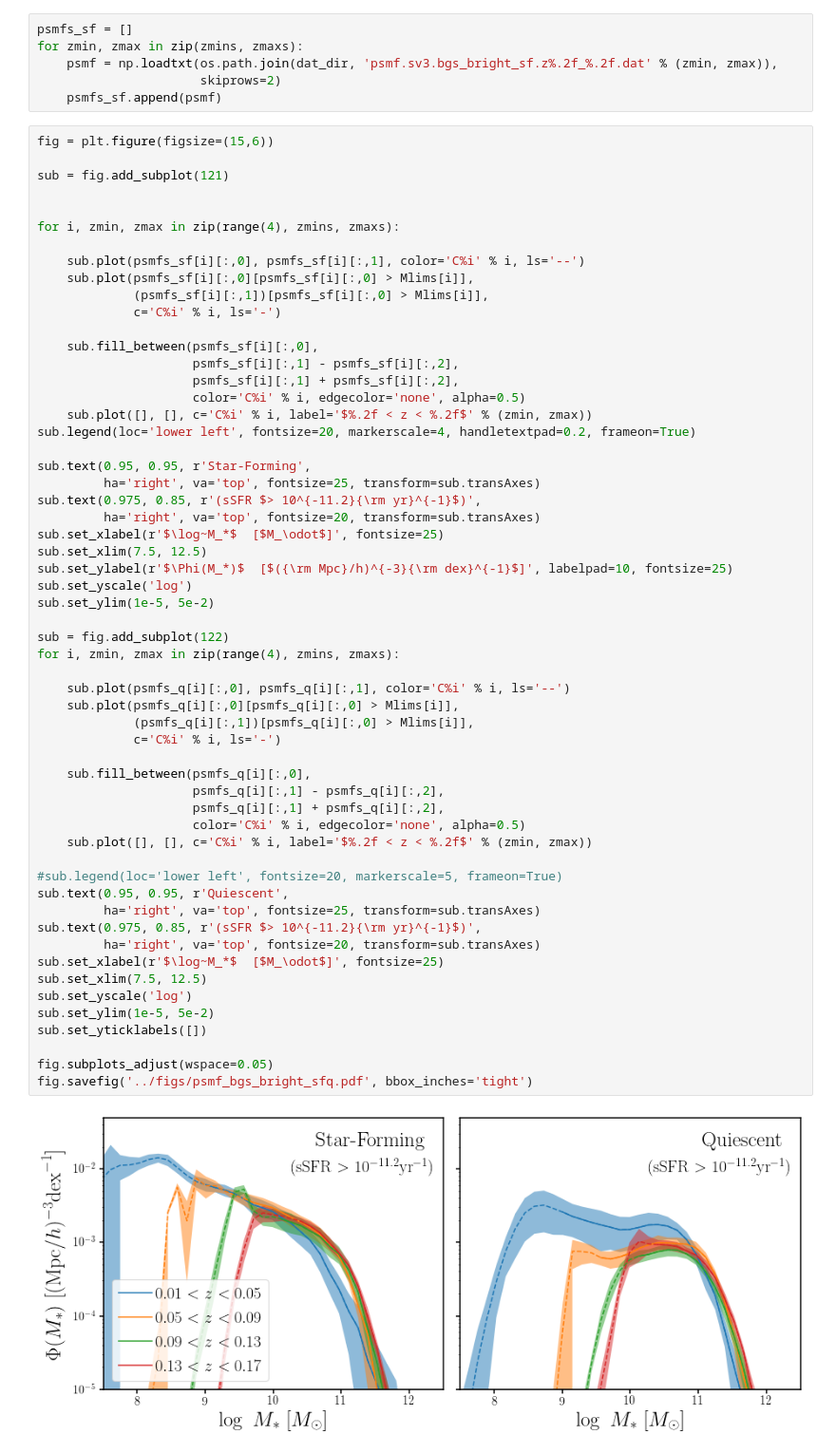
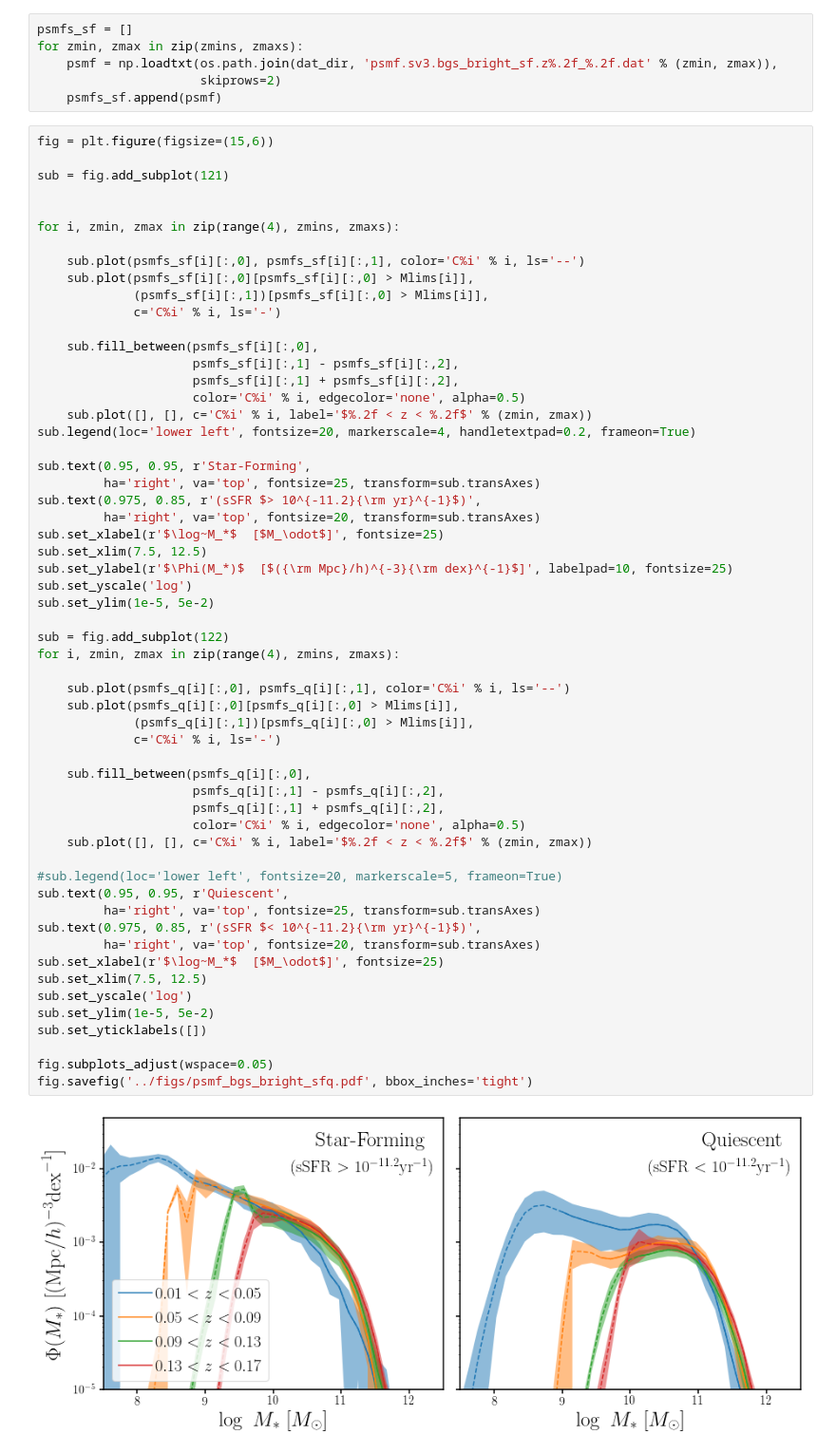
Before and after one commit to changhoonhahn/gapos, a Jupyter notebook: papers/edr/nb/sfq.ipynb, the cells around one changed output. Shown at 95% size. Cells and saved outputs as stored; diff of their text form.

Commit message:
updated the M*-SSFR plot to include overline

```diff
--- a/papers/edr/nb/sfq.ipynb
+++ b/papers/edr/nb/sfq.ipynb
@@ -115,35 +117,35 @@ sub.set_ylabel(r'$\Phi(M_*)$  [$({\rm Mpc}/h)^{-3}{\rm dex}^{-1}$]', labelpad=10
 sub.set_yscale('log')
 sub.set_ylim(1e-5, 5e-2)
 
 sub = fig.add_subplot(122)
 for i, zmin, zmax in zip(range(4), zmins, zmaxs):
 
     sub.plot(psmfs_q[i][:,0], psmfs_q[i][:,1], color='C%i' % i, ls='--')
     sub.plot(psmfs_q[i][:,0][psmfs_q[i][:,0] > Mlims[i]],
              (psmfs_q[i][:,1])[psmfs_q[i][:,0] > Mlims[i]],
              c='C%i' % i, ls='-')
 
     sub.fill_between(psmfs_q[i][:,0],
                      psmfs_q[i][:,1] - psmfs_q[i][:,2],
                      psmfs_q[i][:,1] + psmfs_q[i][:,2],
                      color='C%i' % i, edgecolor='none', alpha=0.5)
     sub.plot([], [], c='C%i' % i, label='$%.2f < z < %.2f$' % (zmin, zmax))
 
 #sub.legend(loc='lower left', fontsize=20, markerscale=5, frameon=True)
 sub.text(0.95, 0.95, r'Quiescent',
          ha='right', va='top', fontsize=25, transform=sub.transAxes)
-sub.text(0.975, 0.85, r'(sSFR $> 10^{-11.2}{\rm yr}^{-1}$)',
+sub.text(0.975, 0.85, r'(sSFR $< 10^{-11.2}{\rm yr}^{-1}$)',
          ha='right', va='top', fontsize=20, transform=sub.transAxes)
 sub.set_xlabel(r'$\log~M_*$  [$M_\odot$]', fontsize=25)
 sub.set_xlim(7.5, 12.5)
 sub.set_yscale('log')
 sub.set_ylim(1e-5, 5e-2)
 sub.set_yticklabels([])
 
 fig.subplots_adjust(wspace=0.05)
 fig.savefig('../figs/psmf_bgs_bright_sfq.pdf', bbox_inches='tight')
 # %% [output]
-[figure, old version]
+[figure, new version]
 # %%
 fig = plt.figure(figsize=(6,6))
 
```
Also changed, not shown: parts of 2 cells of this notebook.
